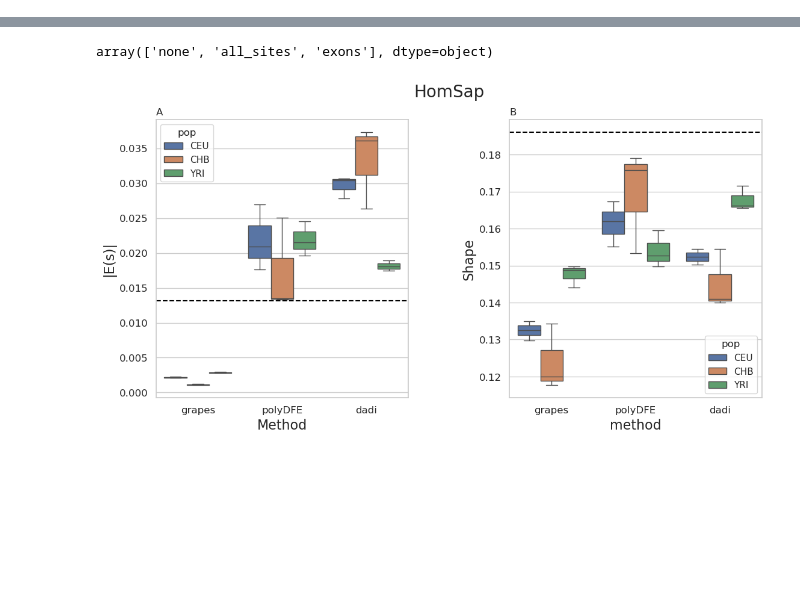
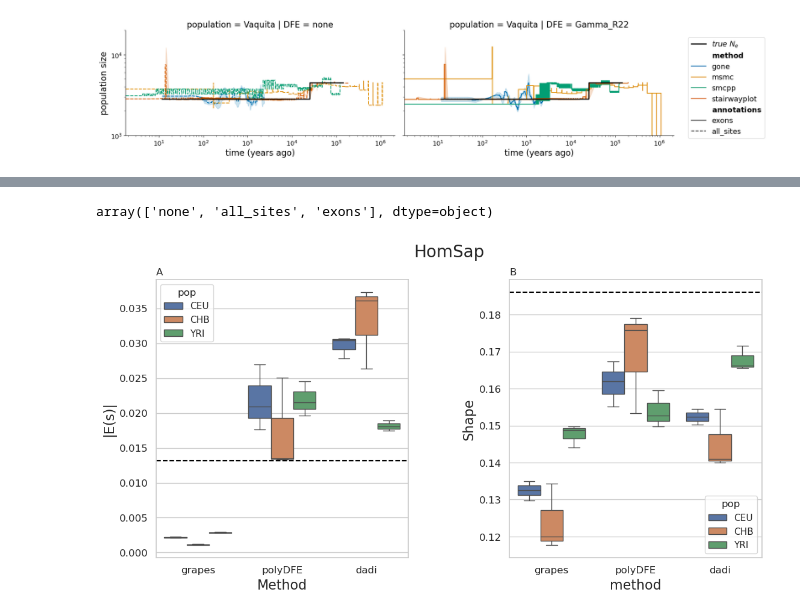
Before and after one commit to popsim-consortium/analysis2, a Jupyter notebook: notebooks/DFE_figures.ipynb, the cells around one changed output, grey strips where cells are left out. Saved outputs shown, nothing was run; the diff lists cells and outputs as text; code cells hidden in the pictures; blank space fills up the shorter version.

```diff
--- a/notebooks/DFE_figures.ipynb
+++ b/notebooks/DFE_figures.ipynb
@@ -66,0 +117,85 @@ YRI
+# %%
+COLOURS = sns.color_palette("colorblind")
+infile  = "/gpfs/projects/kernlab/stittes/analysis2/PhoSin_results/plots/Vaquita2Epoch_1R22/estimated_Ne_t_final.csv"
+ref_line="coal"
+colorby="method"
+styleby="annotations"
+log=True
+df = pd.read_csv(infile, sep=",")
+df['annotations'] = df['annotations'].replace('Phocoena_sinus.mPhoSin1.pri.110_exons', 'exons')
+#df['annotations'] = df['annotations'].replace('all_sites', 'none')
+#df = df.query("annotations != 'all_sites'")
+df_ddb = pd.read_csv("/gpfs/projects/kernlab/stittes/analysis2/PhoSin_results/plots/Vaquita2Epoch_1R22/coal_estimated_Ne_t.csv")
+df_ddb = df_ddb[df_ddb["method"] == ref_line]
+pop_order = np.sort(df["population"].unique())
+method_order = np.sort(df[colorby].unique())
+pal_dict = {pop:COLOURS[i] for i, pop in enumerate(method_order)}
+annot_order = np.sort(df[styleby].unique())[::-1]
+dfe_order = np.sort(df["DFE"].unique())[::-1]
+g = sns.relplot(data=df, x="year", y="Ne",
+                col="DFE", row="population",  # Swapped row and column
+                col_order=list(dfe_order), row_order=list(pop_order),  # Also swap the corresponding orders
+                hue=colorby, hue_order=method_order,
+                style=styleby, style_order=annot_order,
+                kind="line", drawstyle='steps-pre',
+                palette=pal_dict, errorbar="se", err_style="band",
+                height=4, aspect=2, facet_kws=dict(sharex=True, sharey=True),
+                alpha = 1.0)  # Move legend outside of the plot
+                # add ref_line to all plots x pop name
+
+# Remove the existing legend
+g._legend.remove()
+
+# Collect handles and labels from all subplots
+handles, labels = [], []
+for ax in g.axes.flat:
+    h, l = ax.get_legend_handles_labels()
+    handles.extend(h)
+    labels.extend(l)
+
+# Remove duplicates while preserving order
+unique_handles, unique_labels = [], []
+seen = set()
+for h, l in zip(handles, labels):
+    # Underline the "method" label
+    if l == "method":
+        l = r"$\mathbf{method}$"
+
+    if l == "annotations":
+        l = r"$\mathbf{annotations}$"
+
+    if l not in seen:
+        unique_handles.append(h)
+        unique_labels.append(l)
+        seen.add(l)
+
+# Create a new legend outside the plot with a separator
+# Add a dummy handle and label as a separator
+unique_handles.append(plt.Line2D([0], [0], visible=False))  # Invisible line
+#unique_labels.append('')  # Empty string for separator
+
+# Add true line as the last element
+for i, ax in enumerate(g.axes.flat):
+    pop_ax = ax.title.get_text().split()[2]
+    df_ddb_pop = df_ddb.query(f"population == '{pop_ax}'")
+    true_handle = ax.plot(df_ddb_pop["year"], df_ddb_pop["Ne"], color="black", label="$true\ N_e$", linewidth=2)
+unique_labels.insert(0, "$true\ N_e$")
+unique_handles.insert(0, true_handle[0])
+
+g.fig.legend(unique_handles, unique_labels,
+             loc='center left',
+             bbox_to_anchor=(0.9, 0.5),
+             ncol=1)
+
+if log:
+    g.set(xscale="log", yscale="log")
+g.set_xlabels("time (years ago)")
+g.set_ylabels("population size")
+
+#x limits
+g.set(ylim=(1e3, 2e4))
+
+plt.savefig("vaquita_estimated_Ne_t_final.pdf")
+plt.show()
+# %% [output]
+[figure, added]
```
Also changed, not shown: parts of 3 cells of this notebook.
